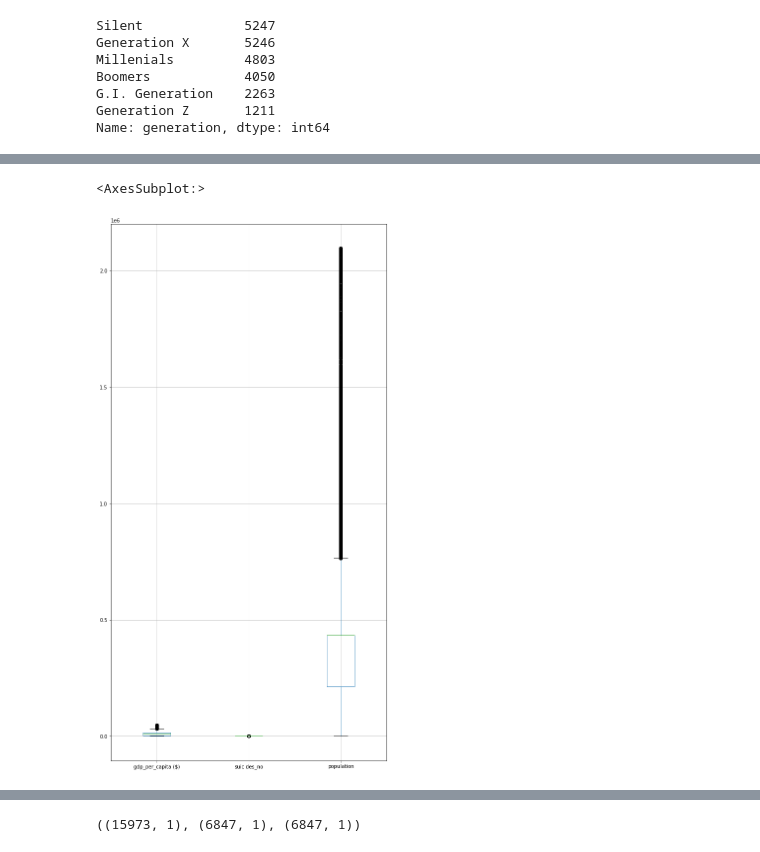
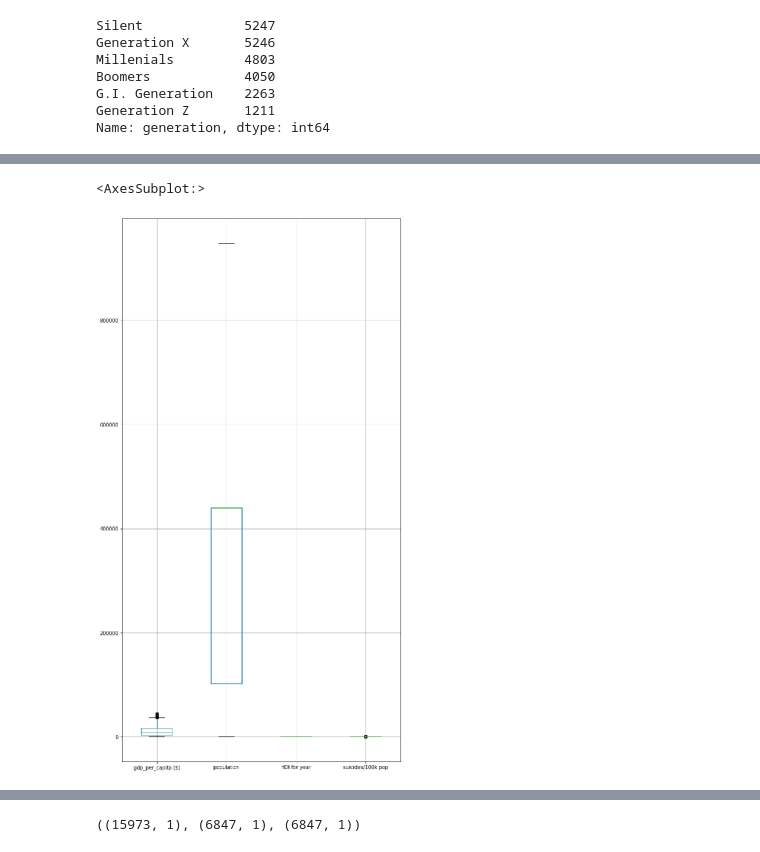
Before and after one commit to ash69966/Knn-regression, a Jupyter notebook: Regression_datasets/Regression_datasets/MOdels/Suicide Analysis/suicidedf.ipynb, the cells around one changed output, grey strips where cells are left out. Cells and saved outputs as stored; diff of their text form; code cells hidden in the pictures.

```diff
--- a/Regression_datasets/Regression_datasets/MOdels/Suicide Analysis/suicidedf.ipynb
+++ b/Regression_datasets/Regression_datasets/MOdels/Suicide Analysis/suicidedf.ipynb
@@ -447,0 +571,15 @@ memory usage: 2.1+ MB
+# %%
+from sklearn.impute import KNNImputer
+
+# select numerical columns only
+num_cols = df.select_dtypes(include='number').columns
+
+# create a KNN imputer object and fit to the numerical columns
+imputer = KNNImputer(n_neighbors=2)
+imputer.fit(df[num_cols])
+
+# transform the numerical columns with missing values using the imputer
+df[num_cols] = imputer.transform(df[num_cols])
+
+# print the updated dataframe
+df
@@ -496,3 +665,6 @@ def replace_outliers_mode(x):
     mode = x.mode()[0]
     x[x != mode] = mode
     return x
+# %%
+# Apply the functions to the data
+df[['gdp_per_capita ($)','population','HDI for year','suicides/100k pop']] = df[['gdp_per_capita ($)','population','HDI for year','suicides/100k pop']].apply(replace_outliers_median)
@@ -498,0 +679,3 @@ def replace_outliers_mode(x):
+# %%
+# Apply the functions to the data
+df[['gdp_per_capita ($)','population','HDI for year','suicides/100k pop']] = df[['gdp_per_capita ($)','population','HDI for year','suicides/100k pop']].apply(replace_outliers_median)
@@ -499,13 +690,13 @@ def replace_outliers_mode(x):
 # %%
 # Apply the functions to the data
-df[['gdp_per_capita ($)','suicides_no','population']] = df[['gdp_per_capita ($)','suicides_no','population']].apply(replace_outliers_median)
+df[['gdp_per_capita ($)','population','suicides/100k pop']] = df[['gdp_per_capita ($)','population','suicides/100k pop']].apply(replace_outliers_median)
 # %%
-df3 = pd.DataFrame(df, columns = ['gdp_per_capita ($)','suicides_no','population'])
+df3 = pd.DataFrame(df, columns = ['gdp_per_capita ($)','population','HDI for year','suicides/100k pop'])
 plt.figure(figsize = (10, 20))
 
 df3.boxplot()
 # %% [output]
 <AxesSubplot:>
-[figure, old version]
+[figure, new version]
 # %%
 # Apply the functions to the data
```
Also changed, not shown: parts of 92 cells of this notebook.
